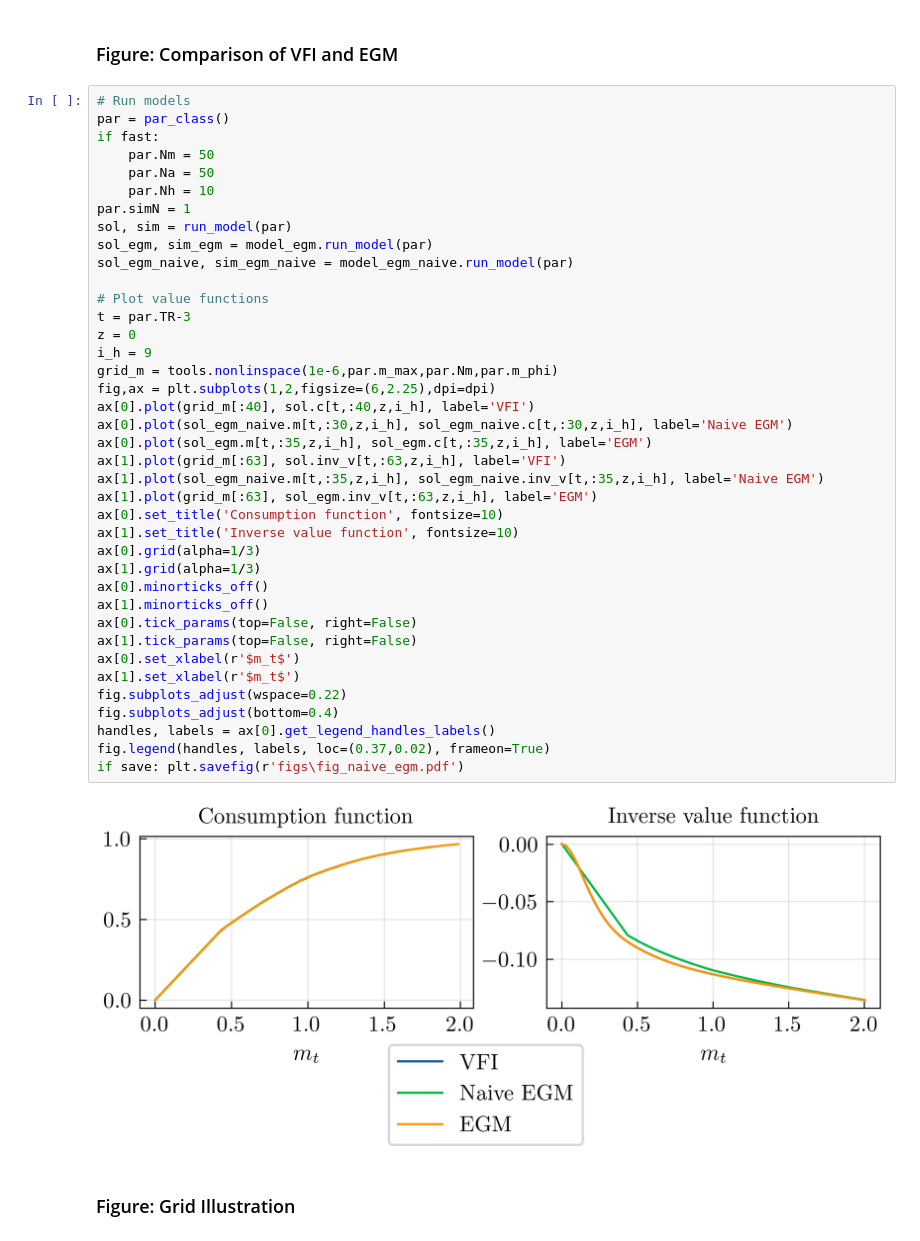
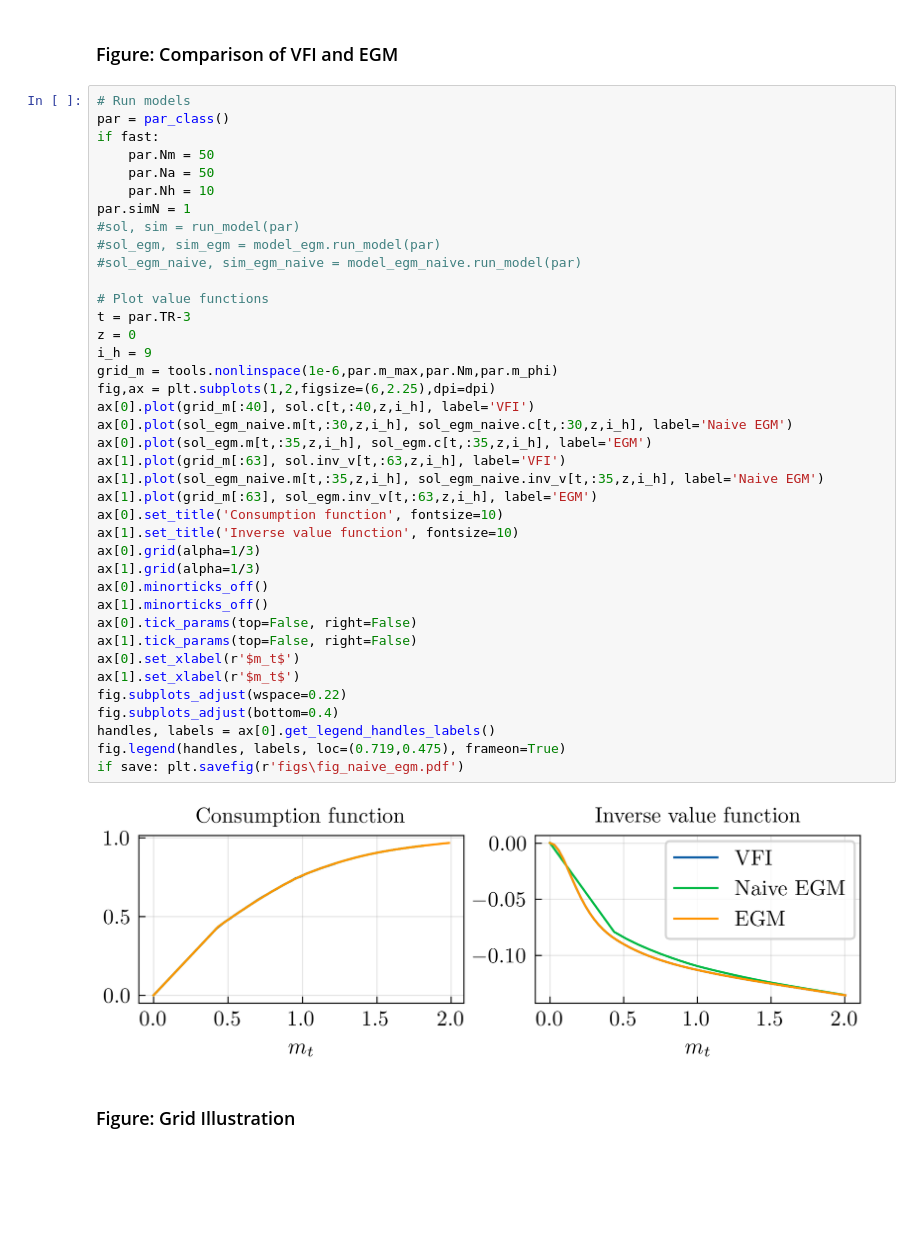
Before and after one commit to JMSundram/DP_TP_21, a Jupyter notebook: RUN_MAIN.ipynb, the cells around one changed output. Saved outputs shown, nothing was run; the diff lists cells and outputs as text; blank space fills up the shorter version.

Commit message:
Change to fig_naive_egm

```diff
--- a/RUN_MAIN.ipynb
+++ b/RUN_MAIN.ipynb
@@ -516,39 +516,39 @@ if fast:
     par.Na = 50
     par.Nh = 10
 par.simN = 1
-sol, sim = run_model(par)
-sol_egm, sim_egm = model_egm.run_model(par)
-sol_egm_naive, sim_egm_naive = model_egm_naive.run_model(par)
+#sol, sim = run_model(par)
+#sol_egm, sim_egm = model_egm.run_model(par)
+#sol_egm_naive, sim_egm_naive = model_egm_naive.run_model(par)
 
 # Plot value functions
 t = par.TR-3
 z = 0
 i_h = 9
 grid_m = tools.nonlinspace(1e-6,par.m_max,par.Nm,par.m_phi)
 fig,ax = plt.subplots(1,2,figsize=(6,2.25),dpi=dpi)
 ax[0].plot(grid_m[:40], sol.c[t,:40,z,i_h], label='VFI')
 ax[0].plot(sol_egm_naive.m[t,:30,z,i_h], sol_egm_naive.c[t,:30,z,i_h], label='Naive EGM')
 ax[0].plot(sol_egm.m[t,:35,z,i_h], sol_egm.c[t,:35,z,i_h], label='EGM')
 ax[1].plot(grid_m[:63], sol.inv_v[t,:63,z,i_h], label='VFI')
 ax[1].plot(sol_egm_naive.m[t,:35,z,i_h], sol_egm_naive.inv_v[t,:35,z,i_h], label='Naive EGM')
 ax[1].plot(grid_m[:63], sol_egm.inv_v[t,:63,z,i_h], label='EGM')
 ax[0].set_title('Consumption function', fontsize=10)
 ax[1].set_title('Inverse value function', fontsize=10)
 ax[0].grid(alpha=1/3)
 ax[1].grid(alpha=1/3)
 ax[0].minorticks_off()
 ax[1].minorticks_off()
 ax[0].tick_params(top=False, right=False)
 ax[1].tick_params(top=False, right=False)
 ax[0].set_xlabel(r'$m_t$')
 ax[1].set_xlabel(r'$m_t$')
 fig.subplots_adjust(wspace=0.22)
 fig.subplots_adjust(bottom=0.4)
 handles, labels = ax[0].get_legend_handles_labels()
-fig.legend(handles, labels, loc=(0.37,0.02), frameon=True)
+fig.legend(handles, labels, loc=(0.719,0.475), frameon=True)
 if save: plt.savefig(r'figs\fig_naive_egm.pdf')
 # %% [output]
-[figure, old version]
+[figure, new version]
 # %% [markdown]
 ### Figure: Grid Illustration
 # %%
```
Also changed, not shown: 1 other file.
